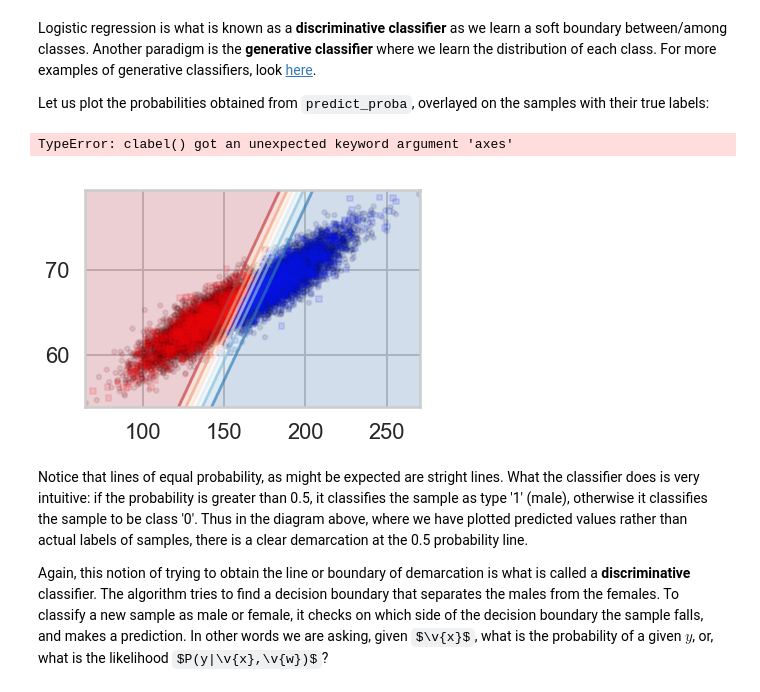
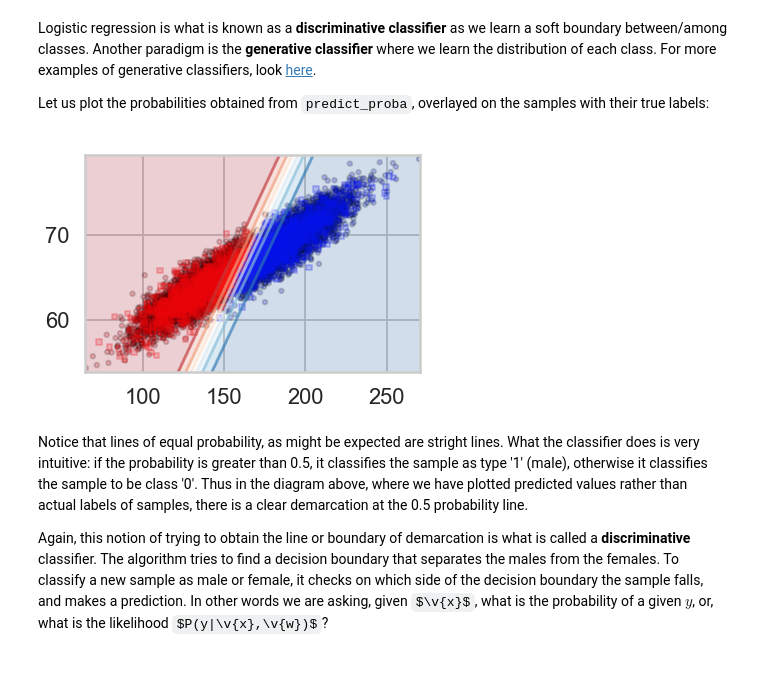
Before and after one commit to parasdoshicom/SpringboardDSIntensive, a Jupyter notebook: Mini_Project_Logistic_Regression-with-Answer.ipynb, the cells around one changed output. Saved outputs shown, nothing was run; the diff lists cells and outputs as text; code cells hidden in the pictures; some formulas as TeX source.

Commit message:
logistic regression
smaller dots
alpha
remove warnings
type error for ax

```diff
--- a/Mini_Project_Logistic_Regression-with-Answer.ipynb
+++ b/Mini_Project_Logistic_Regression-with-Answer.ipynb
@@ -77,15 +77,12 @@ def points_plot(ax, Xtr, Xte, ytr, yte, clf, mesh=True, colorscale=cmap_light,
     ax.set_xlim(xx.min(), xx.max())
     ax.set_ylim(yy.min(), yy.max())
     return ax,xx,yy
-
-def points_plot_prob(ax, Xtr, Xte, ytr, yte, clf, colorscale=cmap_light,
-                     cdiscrete=cmap_bold, ccolor=cm, psize=10, alpha=0.1):
-    ax,xx,yy = points_plot(ax, Xtr, Xte, ytr, yte, clf, mesh=False,
-                           colorscale=colorscale, cdiscrete=cdiscrete,
-                           psize=psize, alpha=alpha, predicted=True)
-    Z = clf.predict_proba(np.c_[xx.ravel(), yy.ravel()])[:, 1]
-    Z = Z.reshape(xx.shape)
-    plt.contourf(xx, yy, Z, cmap=ccolor, alpha=.2, axes=ax)
-    cs2 = plt.contour(xx, yy, Z, cmap=ccolor, alpha=.6, axes=ax)
-    plt.clabel(cs2, fmt = '%2.1f', colors = 'k', fontsize=14, axes=ax)
-    return ax
+# %%
+def points_plot_prob(ax, Xtr, Xte, ytr, yte, clf, colorscale=cmap_light, cdiscrete=cmap_bold, ccolor=cm, psize=10, alpha=0.1):
+    ax,xx,yy = points_plot(ax, Xtr, Xte, ytr, yte, clf, mesh=False, colorscale=colorscale, cdiscrete=cdiscrete, psize=psize, alpha=alpha, predicted=True)
+    Z = clf.predict_proba(np.c_[xx.ravel(), yy.ravel()])[:, 1]
+    Z = Z.reshape(xx.shape)
+    plt.contourf(xx, yy, Z, cmap=ccolor, alpha=.2, axes=ax)
+    cs2 = plt.contour(xx, yy, Z, cmap=ccolor, alpha=.6, axes=ax)
+    #plt.clabel(cs2, fmt = '%2.1f', colors = 'k', fontsize=14, axes=ax)
+    return ax
@@ -506,12 +514,13 @@ Logistic regression is what is known as a **discriminative classifier** as we le
 
 Let us plot the probabilities obtained from `predict_proba`, overlayed on the samples with their true labels:
 # %%
+import warnings
+warnings.simplefilter("ignore", UserWarning)
 plt.figure()
-ax = plt.gca()
-points_plot_prob(ax, Xtrain_l, Xtest_l, ytrain_l, ytest_l, clf_l, psize=20, alpha=0.1);
+ax=plt.gca()
+points_plot_prob(ax, Xtrain_l, Xtest_l, ytrain_l, ytest_l, clf_l, psize=20, alpha=0.2);
 # %% [output]
-TypeError: clabel() got an unexpected keyword argument 'axes'
-[figure, old version]
+[figure, new version]
 # %% [markdown]
 Notice that lines of equal probability, as might be expected are stright lines. What the classifier does is very intuitive: if the probability is greater than 0.5, it classifies the sample as type '1' (male), otherwise it classifies the sample to be class '0'. Thus in the diagram above, where we have plotted predicted values rather than actual labels of samples, there is a clear demarcation at the 0.5 probability line.
 
```
Also changed, not shown: parts of 7 cells of this notebook.
